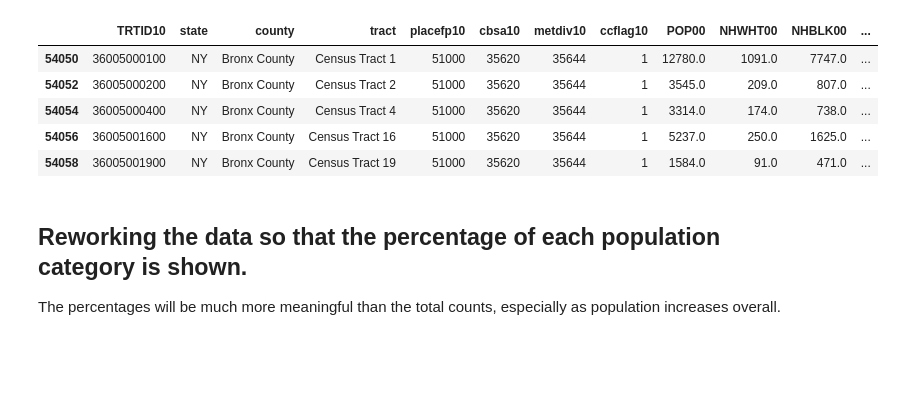
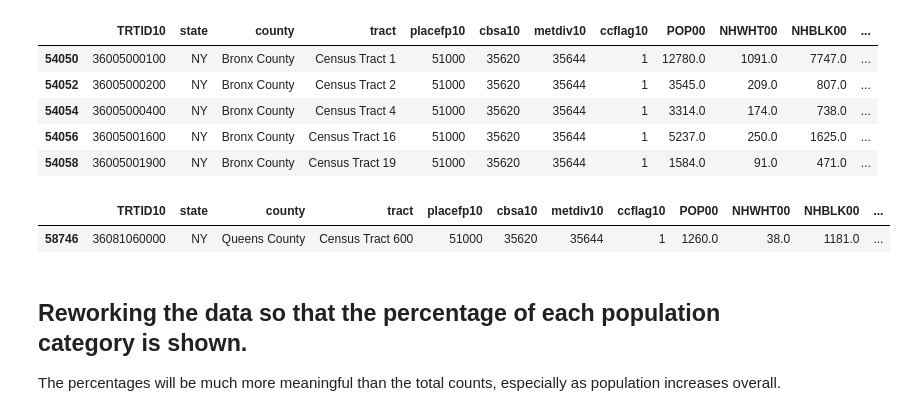
Before and after one commit to ptorres001/cluster_gentrification_new_york, a Jupyter notebook: LTDB_data.ipynb, the cells around one changed output. Drawn from its saved outputs; the diff is of its cells as text; code cells hidden in the pictures; blank space fills up the shorter version.

```diff
--- a/LTDB_data.ipynb
+++ b/LTDB_data.ipynb
@@ -42,6 +42,11 @@ nyc_00.head()
 | 54054 | 36005000400 | NY | Bronx County | Census Tract 4 | 51000 | 35620 | 35644 | 1 | 3314.0 | 174.0 | 738.0 | ... |
 | 54056 | 36005001600 | NY | Bronx County | Census Tract 16 | 51000 | 35620 | 35644 | 1 | 5237.0 | 250.0 | 1625.0 | ... |
 | 54058 | 36005001900 | NY | Bronx County | Census Tract 19 | 51000 | 35620 | 35644 | 1 | 1584.0 | 91.0 | 471.0 | ... |
+# %%
+nyc_00[nyc_00['TRTID10'].eq(36081060000)]
+# %% [output]
+|  | TRTID10 | state | county | tract | placefp10 | cbsa10 | metdiv10 | ccflag10 | POP00 | NHWHT00 | NHBLK00 | ... |
+| 58746 | 36081060000 | NY | Queens County | Census Tract 600 | 51000 | 35620 | 35644 | 1 | 1260.0 | 38.0 | 1181.0 | ... |
 # %%
 nyc_00.to_pickle('PKL/nyc_00.pkl')
 # %% [markdown]
```
Also changed, not shown: parts of 4 cells of this notebook.
